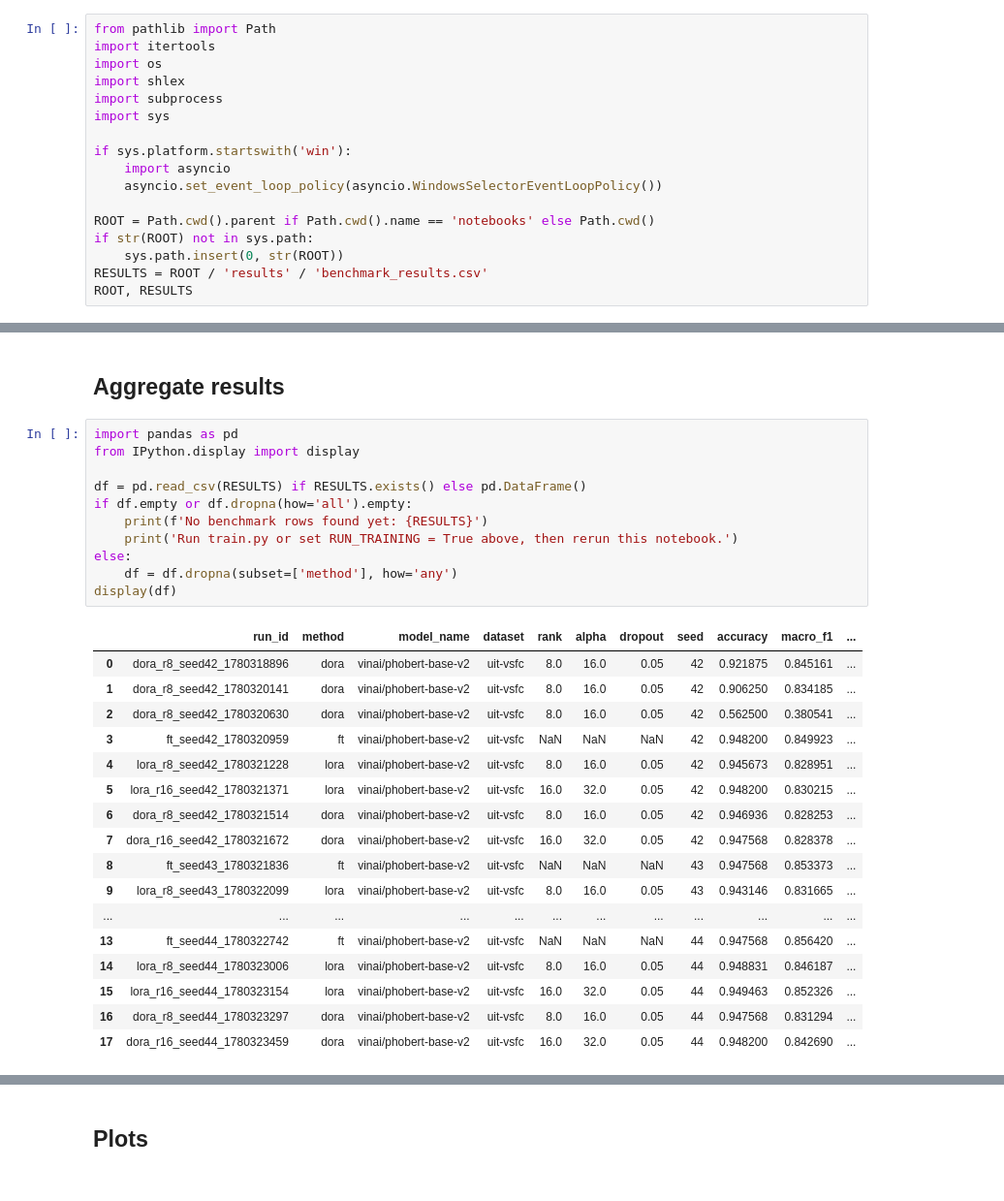
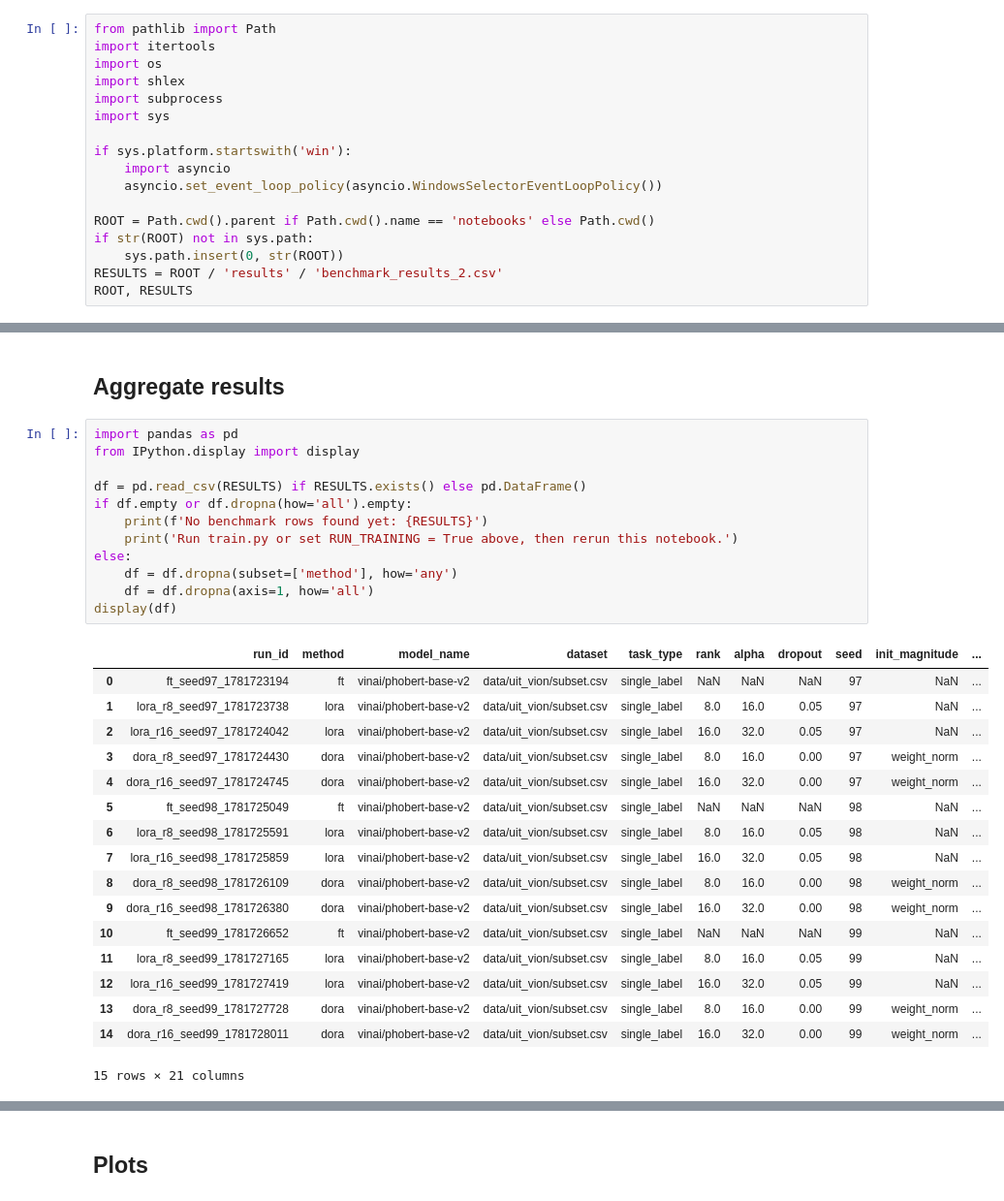
Before and after one commit to 3ChuBeDan/PEFT-from-scartch, a Jupyter notebook: notebooks/phobert_dora_benchmark.ipynb, the cells around one changed output, grey strips where cells are left out. Shown at 97% size. Saved outputs shown, nothing was run; the diff lists cells and outputs as text.

```diff
--- a/notebooks/phobert_dora_benchmark.ipynb
+++ b/notebooks/phobert_dora_benchmark.ipynb
@@ -17,7 +17,7 @@ if sys.platform.startswith('win'):
 ROOT = Path.cwd().parent if Path.cwd().name == 'notebooks' else Path.cwd()
 if str(ROOT) not in sys.path:
     sys.path.insert(0, str(ROOT))
-RESULTS = ROOT / 'results' / 'benchmark_results.csv'
+RESULTS = ROOT / 'results' / 'benchmark_results_2.csv'
 ROOT, RESULTS
 # %% [output]
 (WindowsPath('c:/Users/letie/OneDrive/Documents/GitHub/PEFT-from-scartch'),
@@ -215,32 +215,33 @@ usage: train.py [-h] --method {ft,lora,dora} [--model-name MODEL_NAME]
 # %%
 import pandas as pd
 from IPython.display import display
 
 df = pd.read_csv(RESULTS) if RESULTS.exists() else pd.DataFrame()
 if df.empty or df.dropna(how='all').empty:
     print(f'No benchmark rows found yet: {RESULTS}')
     print('Run train.py or set RUN_TRAINING = True above, then rerun this notebook.')
 else:
     df = df.dropna(subset=['method'], how='any')
+    df = df.dropna(axis=1, how='all')
 display(df)
 # %% [output]
-|  | run_id | method | model_name | dataset | rank | alpha | dropout | seed | accuracy | macro_f1 | ... |
-| 0 | dora_r8_seed42_1780318896 | dora | vinai/phobert-base-v2 | uit-vsfc | 8.0 | 16.0 | 0.05 | 42 | 0.921875 | 0.845161 | ... |
-| 1 | dora_r8_seed42_1780320141 | dora | vinai/phobert-base-v2 | uit-vsfc | 8.0 | 16.0 | 0.05 | 42 | 0.906250 | 0.834185 | ... |
-| 2 | dora_r8_seed42_1780320630 | dora | vinai/phobert-base-v2 | uit-vsfc | 8.0 | 16.0 | 0.05 | 42 | 0.562500 | 0.380541 | ... |
-| 3 | ft_seed42_1780320959 | ft | vinai/phobert-base-v2 | uit-vsfc | NaN | NaN | NaN | 42 | 0.948200 | 0.849923 | ... |
-| 4 | lora_r8_seed42_1780321228 | lora | vinai/phobert-base-v2 | uit-vsfc | 8.0 | 16.0 | 0.05 | 42 | 0.945673 | 0.828951 | ... |
-| 5 | lora_r16_seed42_1780321371 | lora | vinai/phobert-base-v2 | uit-vsfc | 16.0 | 32.0 | 0.05 | 42 | 0.948200 | 0.830215 | ... |
-| 6 | dora_r8_seed42_1780321514 | dora | vinai/phobert-base-v2 | uit-vsfc | 8.0 | 16.0 | 0.05 | 42 | 0.946936 | 0.828253 | ... |
-| 7 | dora_r16_seed42_1780321672 | dora | vinai/phobert-base-v2 | uit-vsfc | 16.0 | 32.0 | 0.05 | 42 | 0.947568 | 0.828378 | ... |
-| 8 | ft_seed43_1780321836 | ft | vinai/phobert-base-v2 | uit-vsfc | NaN | NaN | NaN | 43 | 0.947568 | 0.853373 | ... |
-| 9 | lora_r8_seed43_1780322099 | lora | vinai/phobert-base-v2 | uit-vsfc | 8.0 | 16.0 | 0.05 | 43 | 0.943146 | 0.831665 | ... |
-| ... | ... | ... | ... | ... | ... | ... | ... | ... | ... | ... | ... |
-| 13 | ft_seed44_1780322742 | ft | vinai/phobert-base-v2 | uit-vsfc | NaN | NaN | NaN | 44 | 0.947568 | 0.856420 | ... |
-| 14 | lora_r8_seed44_1780323006 | lora | vinai/phobert-base-v2 | uit-vsfc | 8.0 | 16.0 | 0.05 | 44 | 0.948831 | 0.846187 | ... |
-| 15 | lora_r16_seed44_1780323154 | lora | vinai/phobert-base-v2 | uit-vsfc | 16.0 | 32.0 | 0.05 | 44 | 0.949463 | 0.852326 | ... |
-| 16 | dora_r8_seed44_1780323297 | dora | vinai/phobert-base-v2 | uit-vsfc | 8.0 | 16.0 | 0.05 | 44 | 0.947568 | 0.831294 | ... |
-| 17 | dora_r16_seed44_1780323459 | dora | vinai/phobert-base-v2 | uit-vsfc | 16.0 | 32.0 | 0.05 | 44 | 0.948200 | 0.842690 | ... |
+|  | run_id | method | model_name | dataset | task_type | rank | alpha | dropout | seed | init_magnitude | ... |
+| 0 | ft_seed97_1781723194 | ft | vinai/phobert-base-v2 | data/uit_vion/subset.csv | single_label | NaN | NaN | NaN | 97 | NaN | ... |
+| 1 | lora_r8_seed97_1781723738 | lora | vinai/phobert-base-v2 | data/uit_vion/subset.csv | single_label | 8.0 | 16.0 | 0.05 | 97 | NaN | ... |
+| 2 | lora_r16_seed97_1781724042 | lora | vinai/phobert-base-v2 | data/uit_vion/subset.csv | single_label | 16.0 | 32.0 | 0.05 | 97 | NaN | ... |
+| 3 | dora_r8_seed97_1781724430 | dora | vinai/phobert-base-v2 | data/uit_vion/subset.csv | single_label | 8.0 | 16.0 | 0.00 | 97 | weight_norm | ... |
+| 4 | dora_r16_seed97_1781724745 | dora | vinai/phobert-base-v2 | data/uit_vion/subset.csv | single_label | 16.0 | 32.0 | 0.00 | 97 | weight_norm | ... |
+| 5 | ft_seed98_1781725049 | ft | vinai/phobert-base-v2 | data/uit_vion/subset.csv | single_label | NaN | NaN | NaN | 98 | NaN | ... |
+| 6 | lora_r8_seed98_1781725591 | lora | vinai/phobert-base-v2 | data/uit_vion/subset.csv | single_label | 8.0 | 16.0 | 0.05 | 98 | NaN | ... |
+| 7 | lora_r16_seed98_1781725859 | lora | vinai/phobert-base-v2 | data/uit_vion/subset.csv | single_label | 16.0 | 32.0 | 0.05 | 98 | NaN | ... |
+| 8 | dora_r8_seed98_1781726109 | dora | vinai/phobert-base-v2 | data/uit_vion/subset.csv | single_label | 8.0 | 16.0 | 0.00 | 98 | weight_norm | ... |
+| 9 | dora_r16_seed98_1781726380 | dora | vinai/phobert-base-v2 | data/uit_vion/subset.csv | single_label | 16.0 | 32.0 | 0.00 | 98 | weight_norm | ... |
+| 10 | ft_seed99_1781726652 | ft | vinai/phobert-base-v2 | data/uit_vion/subset.csv | single_label | NaN | NaN | NaN | 99 | NaN | ... |
+| 11 | lora_r8_seed99_1781727165 | lora | vinai/phobert-base-v2 | data/uit_vion/subset.csv | single_label | 8.0 | 16.0 | 0.05 | 99 | NaN | ... |
+| 12 | lora_r16_seed99_1781727419 | lora | vinai/phobert-base-v2 | data/uit_vion/subset.csv | single_label | 16.0 | 32.0 | 0.05 | 99 | NaN | ... |
+| 13 | dora_r8_seed99_1781727728 | dora | vinai/phobert-base-v2 | data/uit_vion/subset.csv | single_label | 8.0 | 16.0 | 0.00 | 99 | weight_norm | ... |
+| 14 | dora_r16_seed99_1781728011 | dora | vinai/phobert-base-v2 | data/uit_vion/subset.csv | single_label | 16.0 | 32.0 | 0.00 | 99 | weight_norm | ... |
+15 rows × 21 columns
 # %%
 if df.empty:
     summary = pd.DataFrame()
```
Also changed, not shown: parts of 5 cells of this notebook, 24 other files.
